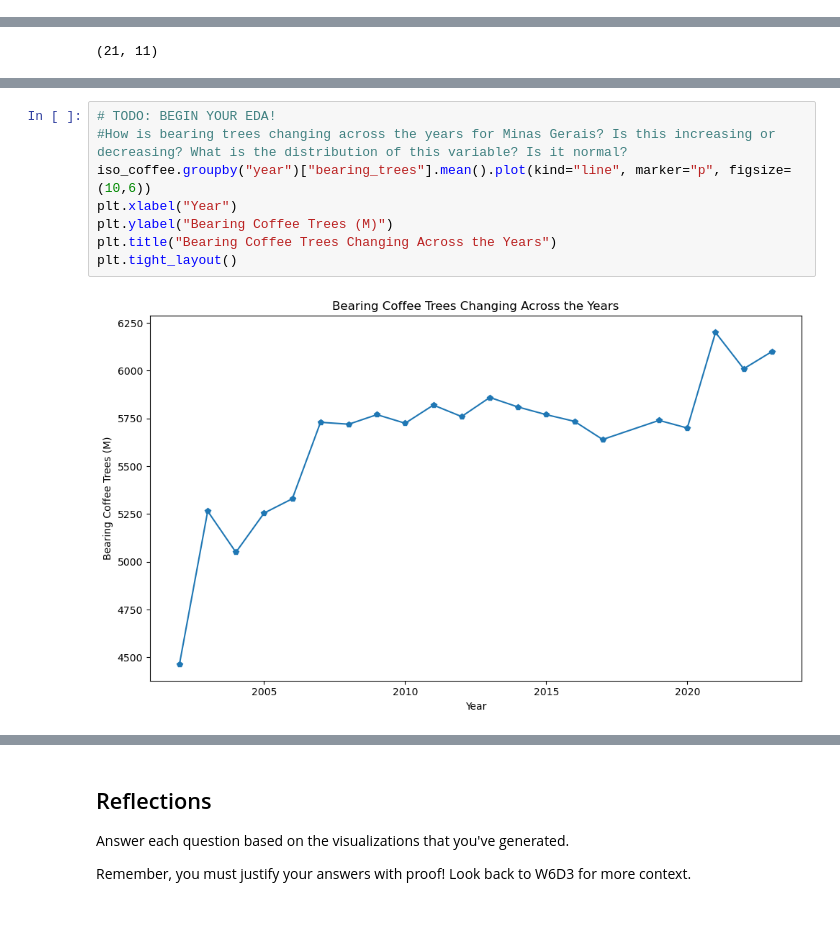
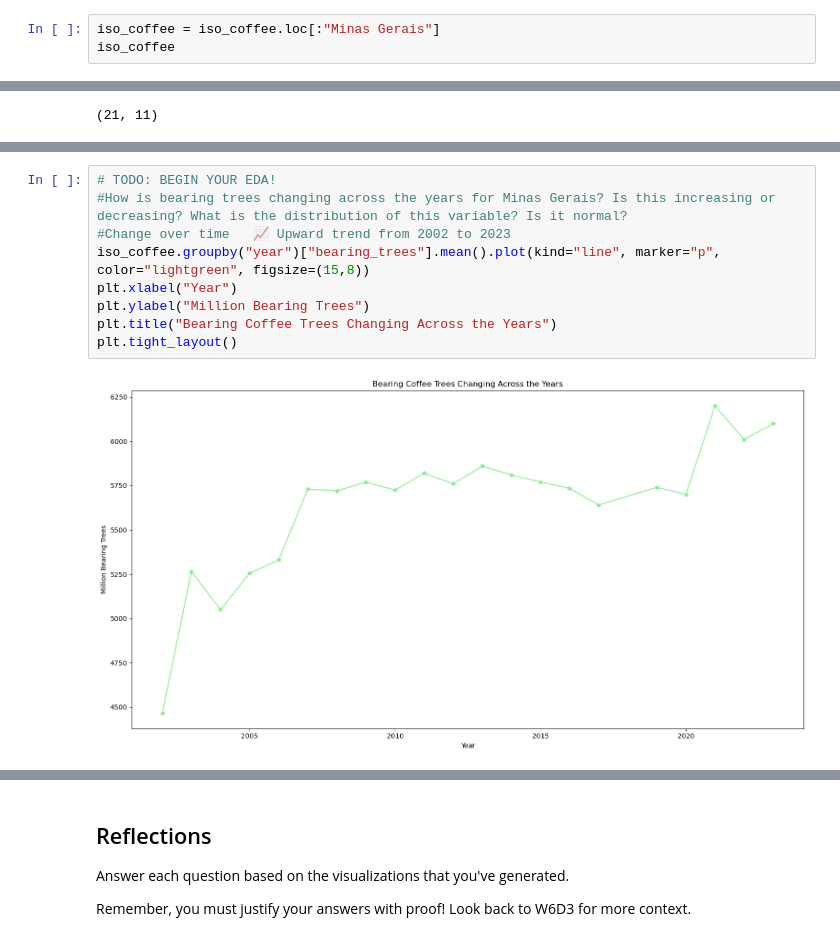
Before and after one commit to jesseniadia/Minas-Gerais-EDA, a Jupyter notebook: notebooks/explore_coffee.ipynb, the cells around one changed output, grey strips where cells are left out. Drawn from its saved outputs; the diff is of its cells as text.

```diff
--- a/notebooks/explore_coffee.ipynb
+++ b/notebooks/explore_coffee.ipynb
@@ -193,0 +163,3 @@ nonbearing_trees_per_hectare: Average number of non-bearing trees per hectare
+# %%
+iso_coffee = iso_coffee.loc[:"Minas Gerais"]
+iso_coffee
@@ -207,10 +230,11 @@ iso_coffee.shape
 # %%
 # TODO: BEGIN YOUR EDA!
 #How is bearing trees changing across the years for Minas Gerais? Is this increasing or decreasing? What is the distribution of this variable? Is it normal?
-iso_coffee.groupby("year")["bearing_trees"].mean().plot(kind="line", marker="p", figsize=(10,6))
+#Change over time	📈 Upward trend from 2002 to 2023
+iso_coffee.groupby("year")["bearing_trees"].mean().plot(kind="line", marker="p", color="lightgreen", figsize=(15,8))
 plt.xlabel("Year")
-plt.ylabel("Bearing Coffee Trees (M)")
+plt.ylabel("Million Bearing Trees")
 plt.title("Bearing Coffee Trees Changing Across the Years")
 plt.tight_layout()
 # %% [output]
-[figure, old version]
+[figure, new version]
```
Also changed, not shown: parts of 22 cells of this notebook, 2 other files.
